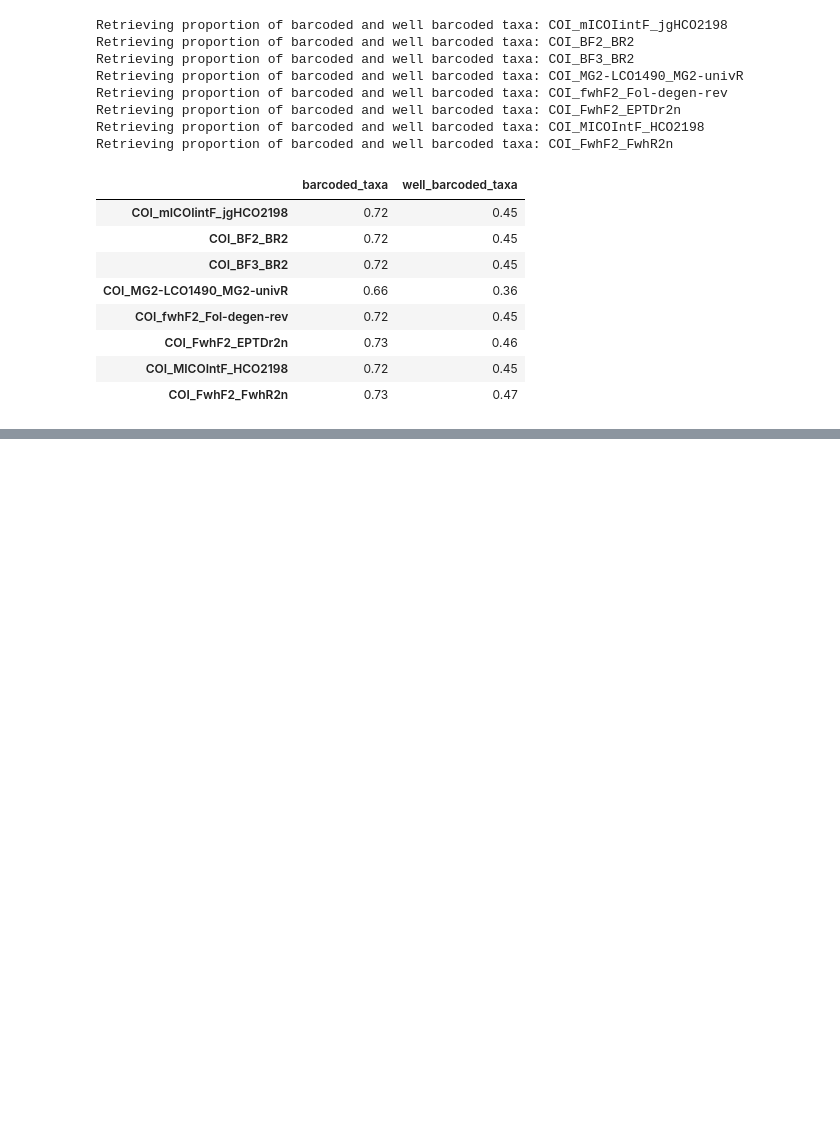
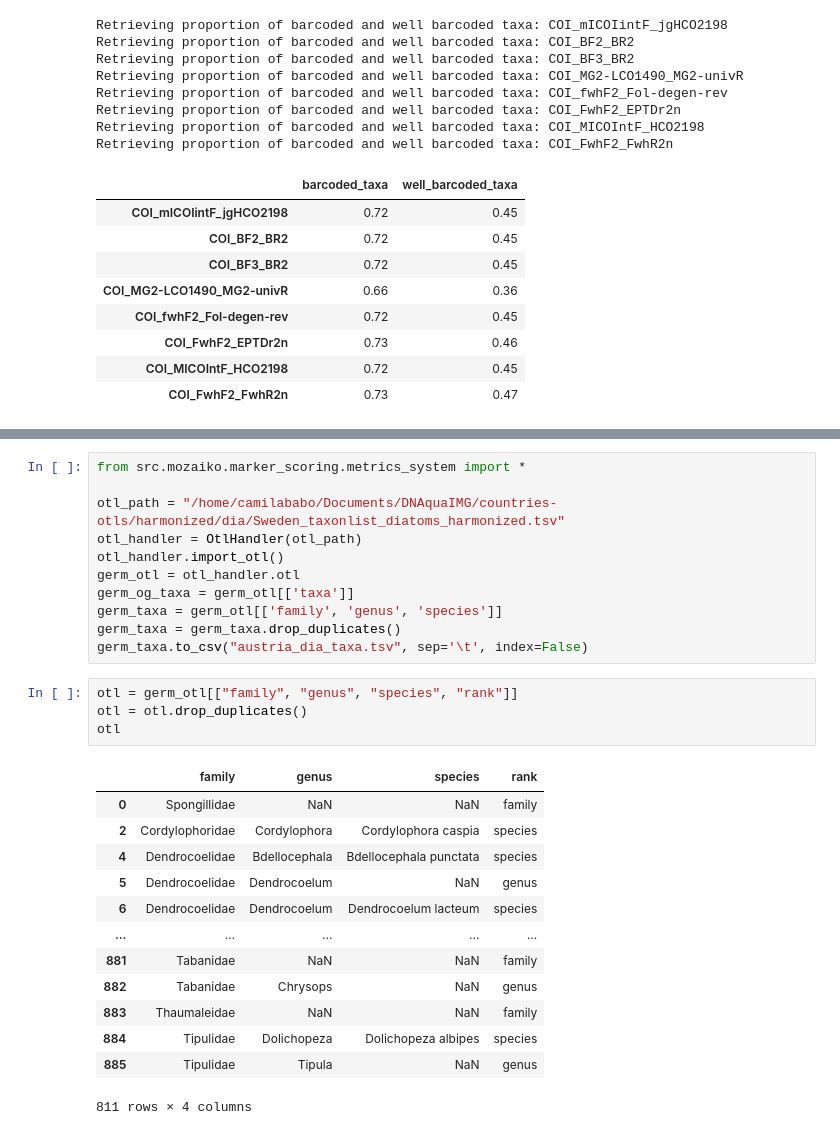
Before and after one commit to CIBIO-BU/mozaiko, a Jupyter notebook: draft.ipynb, the cells around one changed output, grey strips where cells are left out. Cells and saved outputs as stored; diff of their text form; blank space fills up the shorter version.

```diff
--- a/draft.ipynb
+++ b/draft.ipynb
@@ -5722,0 +5725,29 @@ otl_target[otl_target['query_species']]
+# %%
+from src.mozaiko.marker_scoring.metrics_system import *
+
+otl_path = "/home/camilababo/Documents/DNAquaIMG/countries-otls/harmonized/dia/Sweden_taxonlist_diatoms_harmonized.tsv"
+otl_handler = OtlHandler(otl_path)
+otl_handler.import_otl()
+germ_otl = otl_handler.otl
+germ_og_taxa = germ_otl[['taxa']]
+germ_taxa = germ_otl[['family', 'genus', 'species']]
+germ_taxa = germ_taxa.drop_duplicates()
+germ_taxa.to_csv("austria_dia_taxa.tsv", sep='\t', index=False)
+# %%
+otl = germ_otl[["family", "genus", "species", "rank"]]
+otl = otl.drop_duplicates()
+otl
+# %% [output]
+|  | family | genus | species | rank |
+| 0 | Spongillidae | NaN | NaN | family |
+| 2 | Cordylophoridae | Cordylophora | Cordylophora caspia | species |
+| 4 | Dendrocoelidae | Bdellocephala | Bdellocephala punctata | species |
+| 5 | Dendrocoelidae | Dendrocoelum | NaN | genus |
+| 6 | Dendrocoelidae | Dendrocoelum | Dendrocoelum lacteum | species |
+| ... | ... | ... | ... | ... |
+| 881 | Tabanidae | NaN | NaN | family |
+| 882 | Tabanidae | Chrysops | NaN | genus |
+| 883 | Thaumaleidae | NaN | NaN | family |
+| 884 | Tipulidae | Dolichopeza | Dolichopeza albipes | species |
+| 885 | Tipulidae | Tipula | NaN | genus |
+811 rows × 4 columns
```
Also changed, not shown: parts of 13 cells of this notebook, 4 other files.
